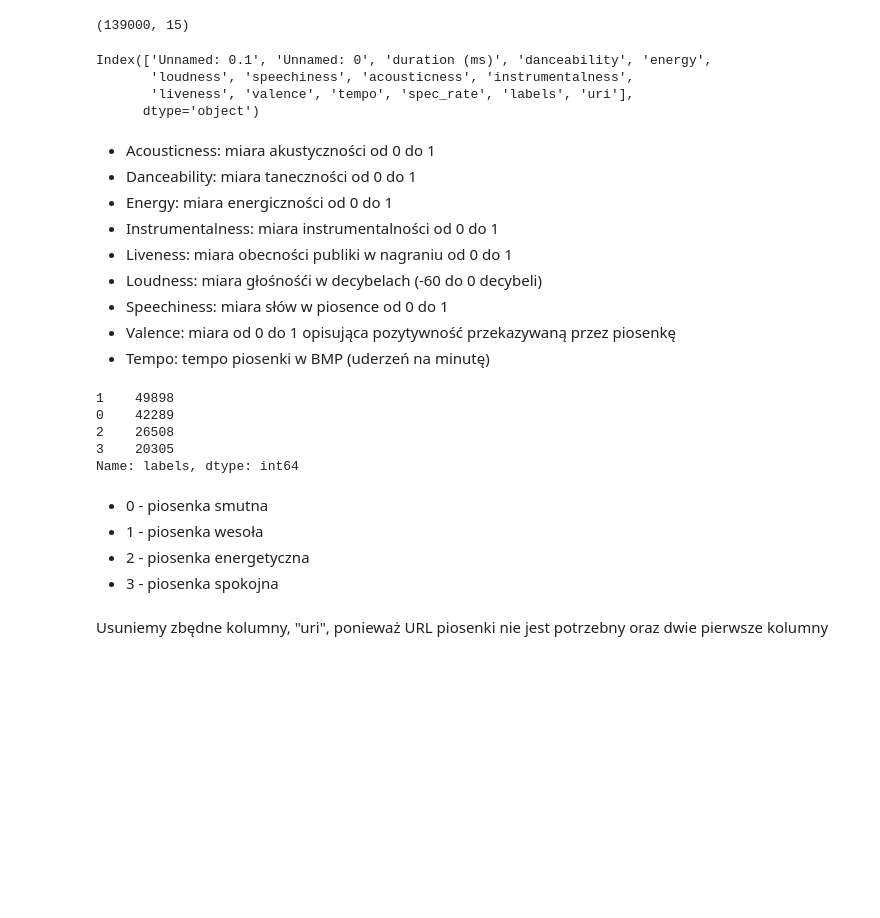
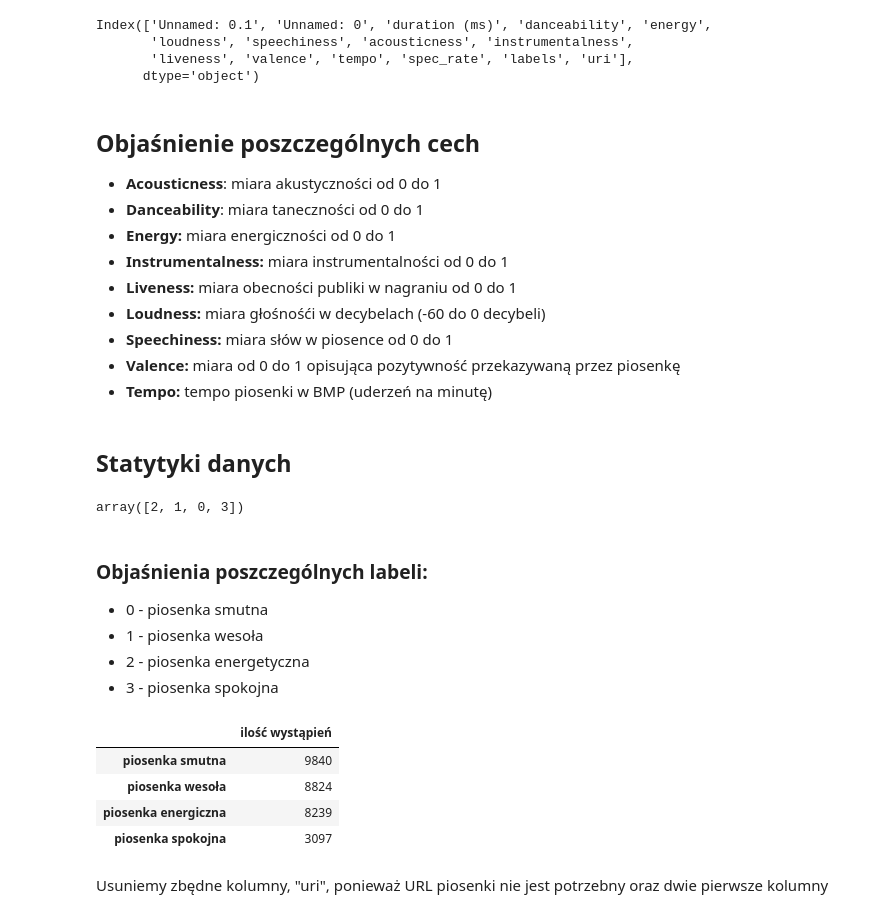
Before and after one commit to kacpermarzol/PSI-projekt, a Jupyter notebook: projekt.ipynb, the cells around one changed output. Cells and saved outputs as stored; diff of their text form; code cells hidden in the pictures; blank space fills up the shorter version.

```diff
--- a/projekt.ipynb
+++ b/projekt.ipynb
@@ -8,10 +9,9 @@ https://www.kaggle.com/datasets/abdullahorzan/moodify-dataset
 import pandas as pd
 
 data = pd.read_csv("data/278k_labelled_uri.csv")
-data=data.iloc[:139000, :]
-print(data.shape)
+data=data.iloc[:30000, :]
+
+# Wybieramy próbkę o liczebności 30000, by skrócić czas uczenia
-# %% [output]
-(139000, 15)
 # %%
 data.columns
 # %% [output]
@@ -20,28 +20,46 @@ Index(['Unnamed: 0.1', 'Unnamed: 0', 'duration (ms)', 'danceability', 'energy',
        'liveness', 'valence', 'tempo', 'spec_rate', 'labels', 'uri'],
       dtype='object')
 # %% [markdown]
-* Acousticness: miara akustyczności od 0 do 1
-* Danceability: miara taneczności od 0 do 1
-* Energy: miara energiczności od 0 do 1
-* Instrumentalness: miara instrumentalności od 0 do 1
-* Liveness: miara obecności publiki w nagraniu od 0 do 1
-* Loudness: miara głośnośći w decybelach (-60 do 0 decybeli)
-* Speechiness: miara słów w piosence od 0 do 1
-* Valence: miara od 0 do 1 opisująca pozytywność przekazywaną przez piosenkę
-* Tempo: tempo piosenki w BMP (uderzeń na minutę)
+## Objaśnienie poszczególnych cech
+
+* **Acousticness**: miara akustyczności od 0 do 1
+* **Danceability**: miara taneczności od 0 do 1
+* **Energy:** miara energiczności od 0 do 1
+* **Instrumentalness:** miara instrumentalności od 0 do 1
+* **Liveness:** miara obecności publiki w nagraniu od 0 do 1
+* **Loudness:** miara głośnośći w decybelach (-60 do 0 decybeli)
+* **Speechiness:** miara słów w piosence od 0 do 1
+* **Valence:** miara od 0 do 1 opisująca pozytywność przekazywaną przez piosenkę
+* **Tempo:** tempo piosenki w BMP (uderzeń na minutę)
+# %% [markdown]
+## Statytyki danych
 # %%
-data.labels.value_counts()
+data.labels.unique()
 # %% [output]
-1    49898
-0    42289
-2    26508
-3    20305
-Name: labels, dtype: int64
+array([2, 1, 0, 3])
 # %% [markdown]
+### Objaśnienia poszczególnych labeli:
+
 * 0 - piosenka smutna
 * 1 - piosenka wesoła
 * 2 - piosenka energetyczna
 * 3 - piosenka spokojna
+# %%
+mapping = {0: 'piosenka smutna',
+           1: 'piosenka wesoła',
+           2: 'piosenka energiczna',
+           3: 'piosenka spokojna'}
+
+
+value_counts = pd.DataFrame(data.labels.map(mapping).value_counts())
+value_counts=value_counts.rename(columns = {'labels' : 'ilość wystąpień'})
+value_counts
+# %% [output]
+|  | ilość wystąpień |
+| piosenka smutna | 9840 |
+| piosenka wesoła | 8824 |
+| piosenka energiczna | 8239 |
+| piosenka spokojna | 3097 |
 # %% [markdown]
 Usuniemy zbędne kolumny, "uri", ponieważ URL piosenki nie jest potrzebny oraz dwie pierwsze kolumny
 # %%
```
Also changed, not shown: parts of 95 cells of this notebook.
